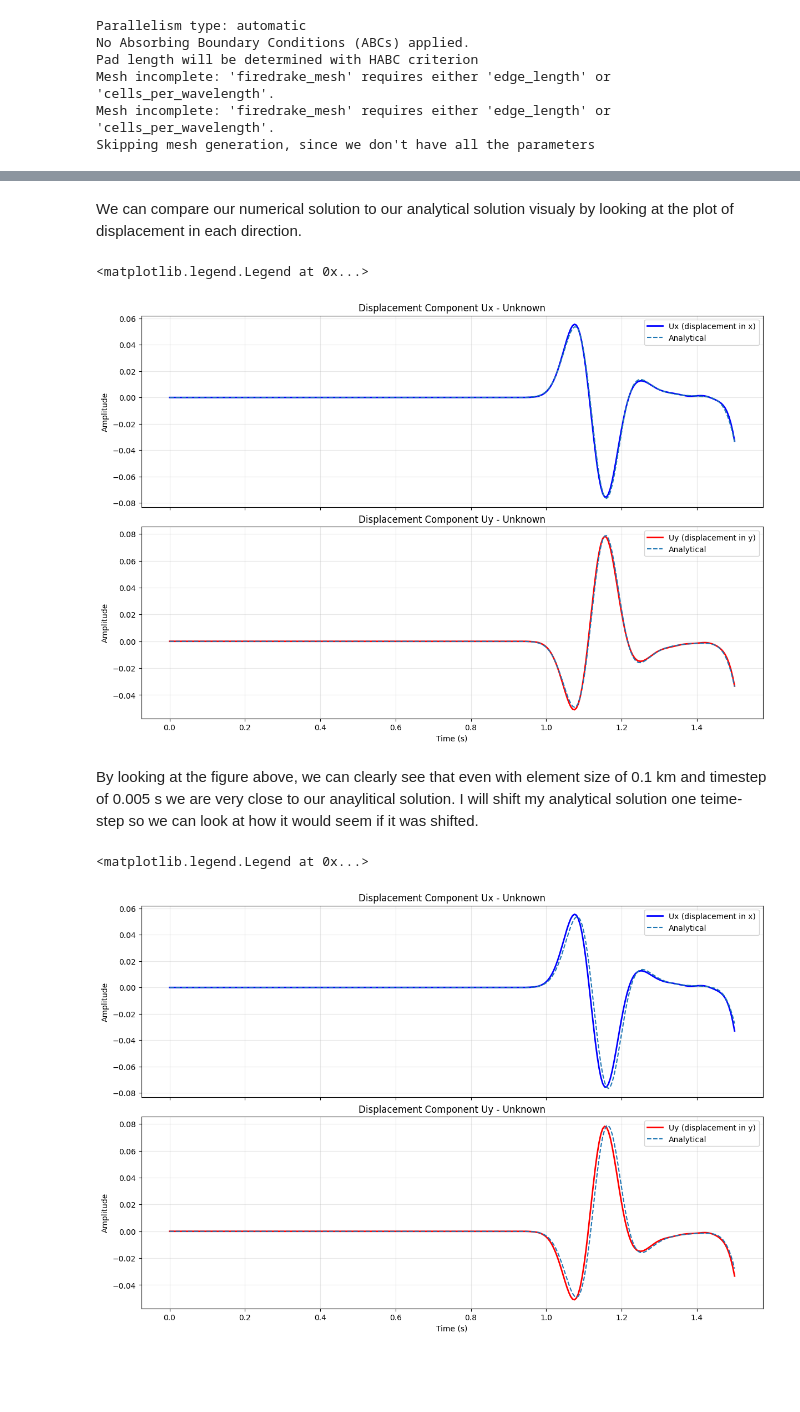
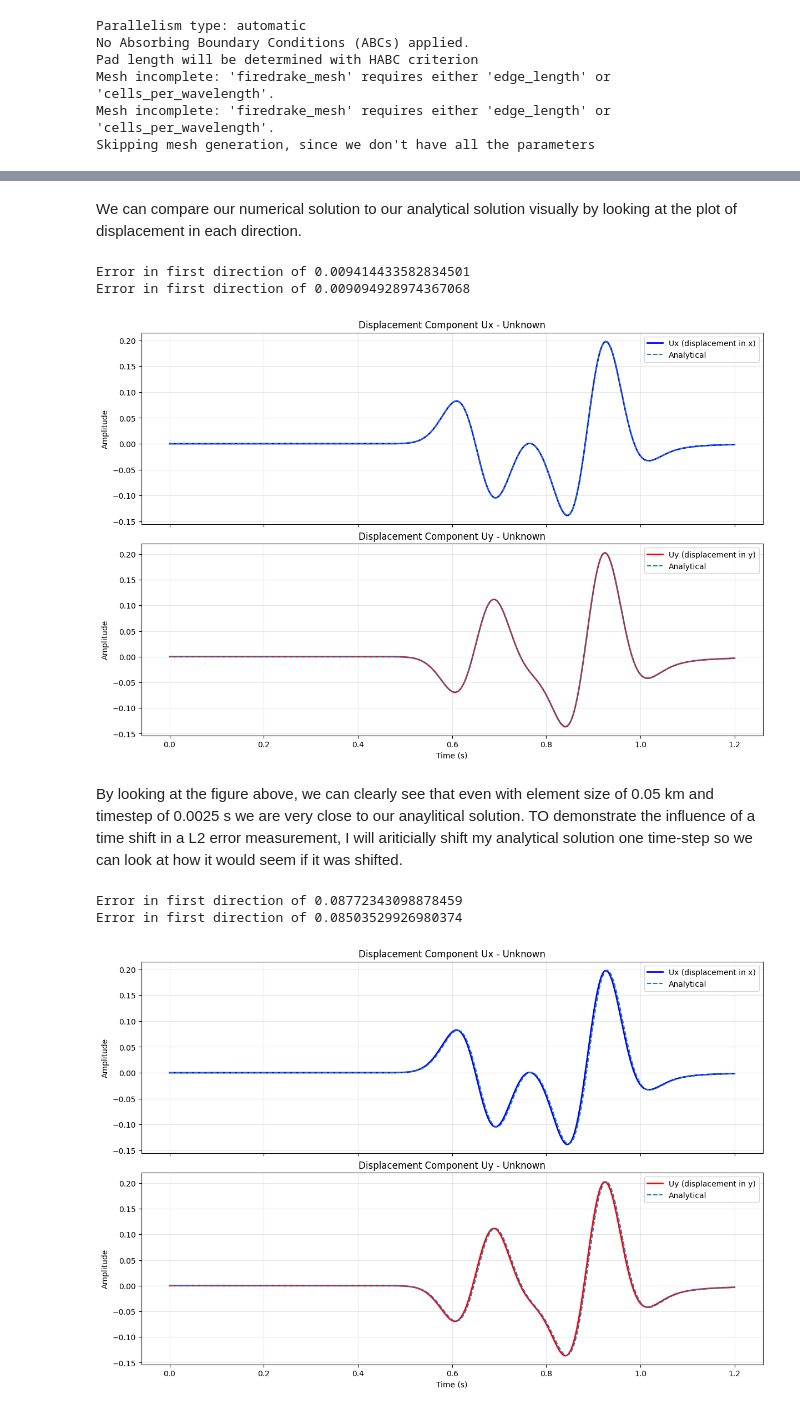
Before and after one commit to NDF-Poli-USP/spyro, a Jupyter notebook: notebook_tutorials/elastic_temporal_convergence.ipynb, the cells around one changed output, grey strips where cells are left out. Cells and saved outputs as stored; diff of their text form; code cells hidden in the pictures; blank space fills up the shorter version.

Commit message:
FInished initial draft of the tutorials

```diff
--- a/notebook_tutorials/elastic_temporal_convergence.ipynb
+++ b/notebook_tutorials/elastic_temporal_convergence.ipynb
@@ -44,10 +44,11 @@ vs = 1.0
 rho = 0.1
 
 source_z = -2.0
-receiver_z = -3.0
+receiver_z = -2.5
 source_locations = [(source_z, -source_z)]
 receiver_locations = [(receiver_z, -receiver_z)]
-final_time = 1.5
+final_time = 1.2
+initial_dt = 2.5e-3
 
 dictionary = {
     "options": {
@@ -60,8 +61,8 @@ dictionary = {
         "type": "automatic",
     },
     "mesh": {
-        "length_z": 6.0,
-        "length_x": 6.0,
+        "length_z": 4.0,
+        "length_x": 4.0,
         "mesh_type": "firedrake_mesh",
     },
     "acquisition": {
@@ -76,7 +77,7 @@ dictionary = {
     "time_axis": {
         "initial_time": 0.0,
         "final_time": final_time,
-        "dt": 0.005,
+        "dt": initial_dt,
         "output_frequency": 100,
         "gradient_sampling_frequency": 1,
     },
@@ -136,9 +142,9 @@ Let us set a small element length h of 0.05 km to begin and get our first numeri
 # %%
 %%capture
-wave.set_mesh(input_mesh_parameters={"edge_length": 0.1, "periodic": False})
+wave.set_mesh(input_mesh_parameters={"edge_length": 0.05, "periodic": False})
 wave.forward_solve()
 # %% [markdown]
-We can compare our numerical solution to our analytical solution visualy by looking at the plot of displacement in each direction.
+We can compare our numerical solution to our analytical solution visually by looking at the plot of displacement in each direction.
 # %%
 time_vector = spyro.utils.get_time_vector(wave)
 fig = spyro.plots.plot_displacement_components(
@@ -147,36 +153,46 @@ fig = spyro.plots.plot_displacement_components(
     hold=True,
 )
 axes = fig.get_axes()
-analytical_solution = get_analytical_solution(0.005)
+analytical_solution = get_analytical_solution(2.5e-3)
 axes[0].plot(time_vector, analytical_solution[0], "--", label="Analytical")
 axes[0].legend()
 axes[1].plot(time_vector, analytical_solution[1], "--", label="Analytical")
 axes[1].legend()
+error_x0 = MeasureError.calculate_normalized_L2_error(wave.forward_solution_receivers[:, 0 , 0], analytical_solution[0])
+error_x1 = MeasureError.calculate_normalized_L2_error(wave.forward_solution_receivers[:, 0 , 1], analytical_solution[1])
+print(f"Error in first direction of {error_x0}")
+print(f"Error in first direction of {error_x1}")
 # %% [output]
-<matplotlib.legend.Legend at 0x...>
+Error in first direction of 0.009414433582834501
+Error in first direction of 0.009094928974367068
-[figure, old version]
+[figure, new version]
 # %% [markdown]
-By looking at the figure above, we can clearly see that even with element size of 0.1 km and timestep of 0.005 s we are very close to our anaylitical solution. I will shift my analytical solution one teime-step so we can look at how it would seem if it was shifted.
+By looking at the figure above, we can clearly see that even with element size of 0.05 km and timestep of 0.0025 s we are very close to our anaylitical solution. TO demonstrate the influence of a time shift in a L2 error measurement, I will ariticially shift my analytical solution one time-step so we can look at how it would seem if it was shifted.
 # %%
 shifted_analytical_solution = [
     analytical_solution[0].copy(),
     analytical_solution[1].copy(),
 ]
 shifted_analytical_solution[0][1:] = shifted_analytical_solution[0][:-1]
 shifted_analytical_solution[1][1:] = shifted_analytical_solution[1][:-1]
 
 time_vector = spyro.utils.get_time_vector(wave)
 fig = spyro.plots.plot_displacement_components(
     time_vector=time_vector,
     receiver_results=wave.forward_solution_receivers[:, 0 ,:],
     hold=True,
 )
 axes = fig.get_axes()
 analytical_solution = get_analytical_solution(0.005)
 axes[0].plot(time_vector, shifted_analytical_solution[0], "--", label="Analytical")
 axes[0].legend()
 axes[1].plot(time_vector, shifted_analytical_solution[1], "--", label="Analytical")
 axes[1].legend()
+shifted_error_x0 = MeasureError.calculate_normalized_L2_error(wave.forward_solution_receivers[:, 0 , 0], shifted_analytical_solution[0])
+shifted_error_x1 = MeasureError.calculate_normalized_L2_error(wave.forward_solution_receivers[:, 0 , 1], shifted_analytical_solution[1])
+print(f"Error in first direction of {shifted_error_x0}")
+print(f"Error in first direction of {shifted_error_x1}")
 # %% [output]
-<matplotlib.legend.Legend at 0x...>
+Error in first direction of 0.08772343098878459
+Error in first direction of 0.08503529926980374
-[figure, old version]
+[figure, new version]
```
Also changed, not shown: parts of 14 cells of this notebook, 3 other files.
